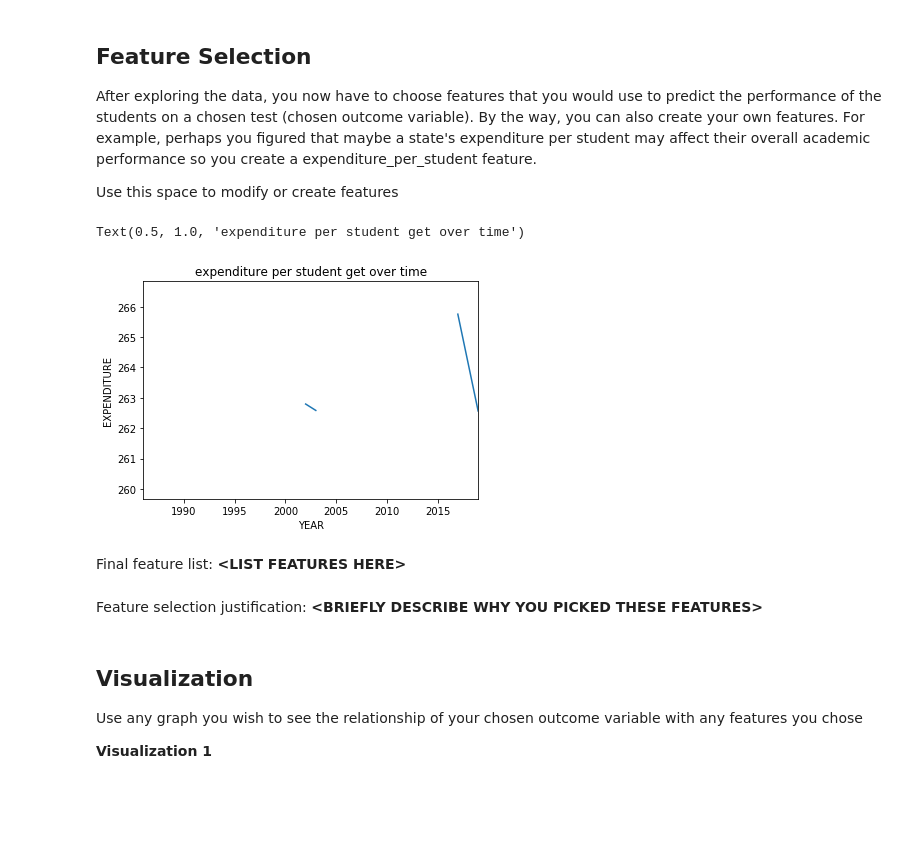
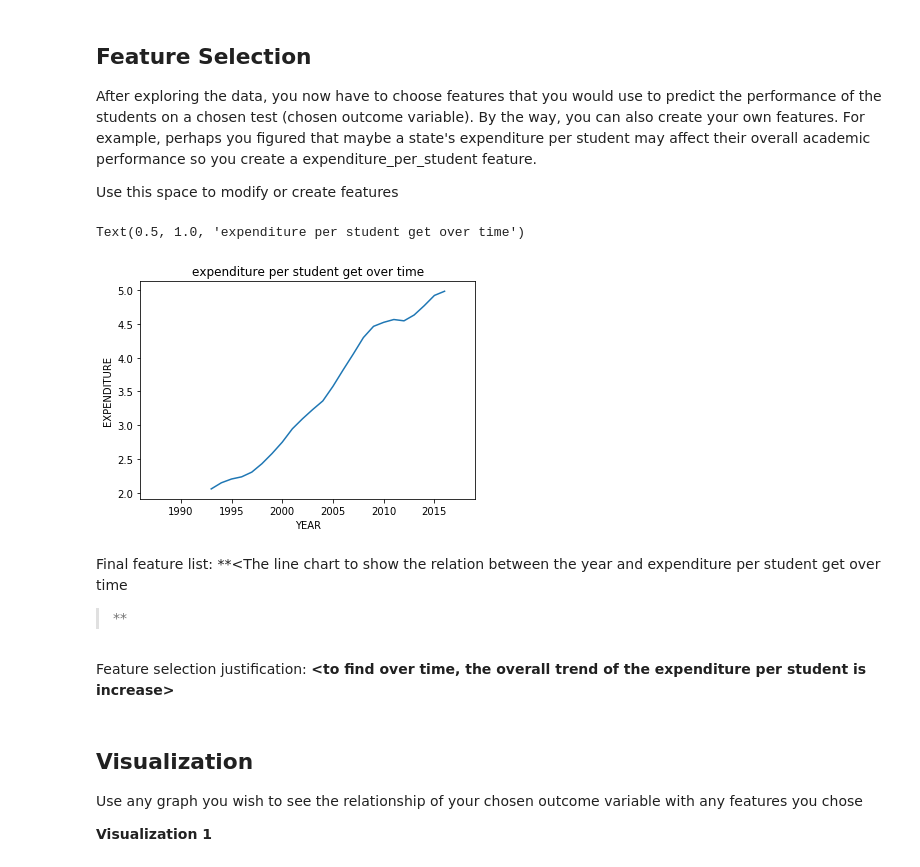
Before and after one commit to SophyJi/mdst1, a Jupyter notebook: checkpoint2/checkpoint2.ipynb, the cells around one changed output. Cells and saved outputs as stored; diff of their text form; code cells hidden in the pictures; blank space fills up the shorter version.

```diff
--- a/checkpoint2/checkpoint2.ipynb
+++ b/checkpoint2/checkpoint2.ipynb
@@ -130,16 +130,17 @@ After exploring the data, you now have to choose features that you would use to
 Use this space to modify or create features
 # %%
 df["EXPENDITURE_PER_STUDENT"] = (df["SUPPORT_SERVICES_EXPENDITURE"] + df["OTHER_EXPENDITURE"]) / df["ENROLL"]
-df.groupby('YEAR').AVG_READING_8_SCORE.mean().plot()
+df.groupby('YEAR').EXPENDITURE_PER_STUDENT.mean().plot()
 plt.ylabel('EXPENDITURE')
 plt.title('expenditure per student get over time')
 # %% [output]
 Text(0.5, 1.0, 'expenditure per student get over time')
-[figure, old version]
+[figure, new version]
-# %% [markdown]
-Final feature list: **<LIST FEATURES HERE\>**
-# %% [markdown]
-Feature selection justification: **<BRIEFLY DESCRIBE WHY YOU PICKED THESE FEATURES\>**
+# %% [markdown]
+Final feature list: **<The line chart to show the relation between the year and expenditure per student get over time
+>**
+# %% [markdown]
+Feature selection justification: **<to find over time, the overall trend of the expenditure per student is increase>**
 # %% [markdown]
 <h2>Visualization</h2>
 
```
Also changed, not shown: parts of 13 cells of this notebook.
